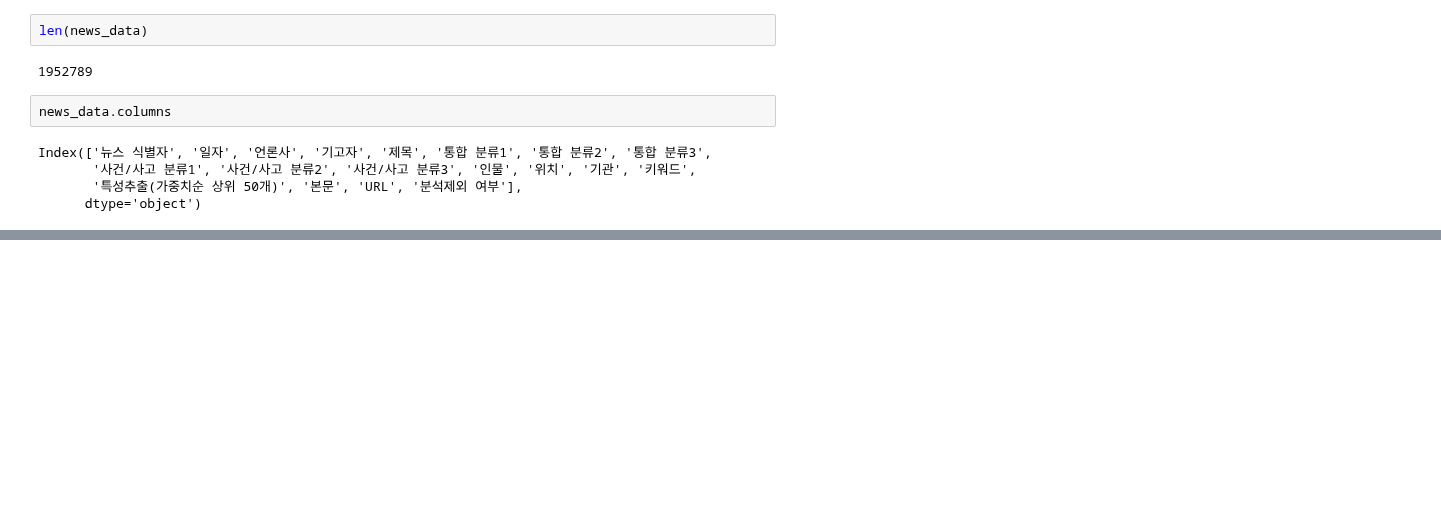
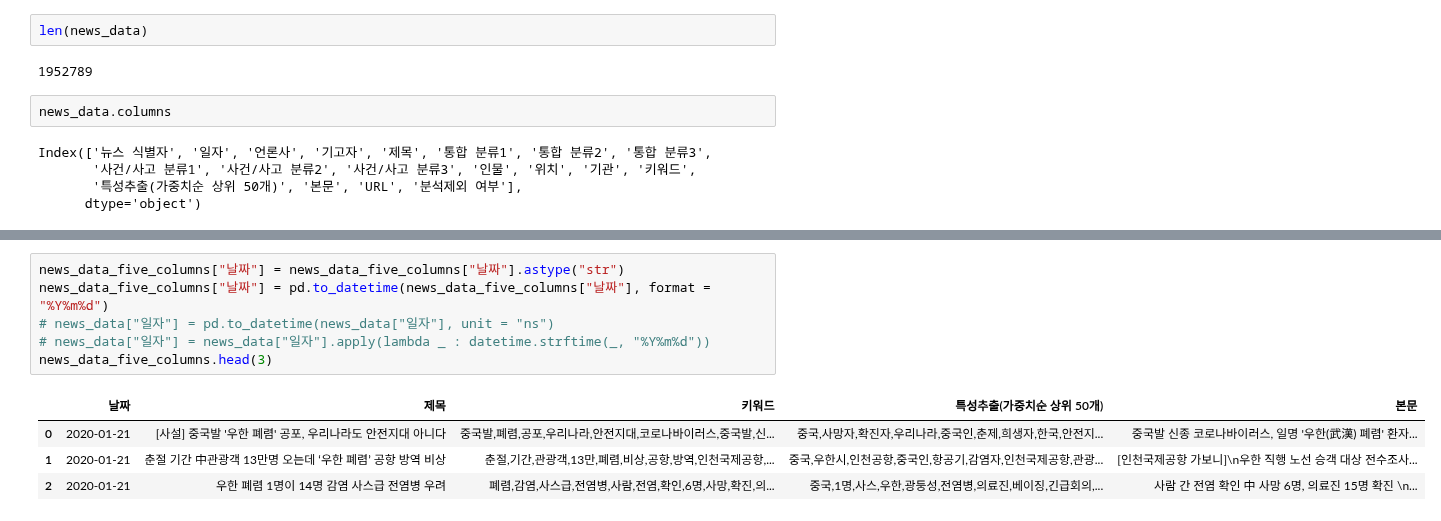
Before and after one commit to city1616/LikeLion_AI_SCHOOL_13th, a Jupyter notebook: 팀 프로젝트_01/04_news_data_to_csv.ipynb, the cells around one changed output, grey strips where cells are left out. Drawn from its saved outputs; the diff is of its cells as text; blank space fills up the shorter version.

```diff
--- a/팀 프로젝트_01/04_news_data_to_csv.ipynb
+++ b/팀 프로젝트_01/04_news_data_to_csv.ipynb
@@ -109,0 +154,11 @@ news_title_df.head(3)
+# %%
+news_data_five_columns["날짜"] = news_data_five_columns["날짜"].astype("str")
+news_data_five_columns["날짜"] = pd.to_datetime(news_data_five_columns["날짜"], format = "%Y%m%d")
+# news_data["일자"] = pd.to_datetime(news_data["일자"], unit = "ns")
+# news_data["일자"] = news_data["일자"].apply(lambda _ : datetime.strftime(_, "%Y%m%d"))
+news_data_five_columns.head(3)
+# %% [output]
+|  | 날짜 | 제목 | 키워드 | 특성추출(가중치순 상위 50개) | 본문 |
+| 0 | 2020-01-21 | [사설] 중국발 '우한 폐렴' 공포, 우리나라도 안전지대 아니다 | 중국발,폐렴,공포,우리나라,안전지대,코로나바이러스,중국발,신... | 중국,사망자,확진자,우리나라,중국인,춘제,희생자,한국,안전지... | 중국발 신종 코로나바이러스, 일명 '우한(武漢) 폐렴' 환자... |
+| 1 | 2020-01-21 | 춘절 기간 中관광객 13만명 오는데 ‘우한 폐렴’ 공항 방역 비상 | 춘절,기간,관광객,13만,폐렴,비상,공항,방역,인천국제공항,... | 중국,우한시,인천공항,중국인,항공기,감염자,인천국제공항,관광... | [인천국제공항 가보니]\n우한 직행 노선 승객 대상 전수조사... |
+| 2 | 2020-01-21 | 우한 폐렴 1명이 14명 감염 사스급 전염병 우려 | 폐렴,감염,사스급,전염병,사람,전염,확인,6명,사망,확진,의... | 중국,1명,사스,우한,광둥성,전염병,의료진,베이징,긴급회의,... | 사람 간 전염 확인 中 사망 6명, 의료진 15명 확진 \n... |
```
Also changed, not shown: parts of 13 cells of this notebook.
